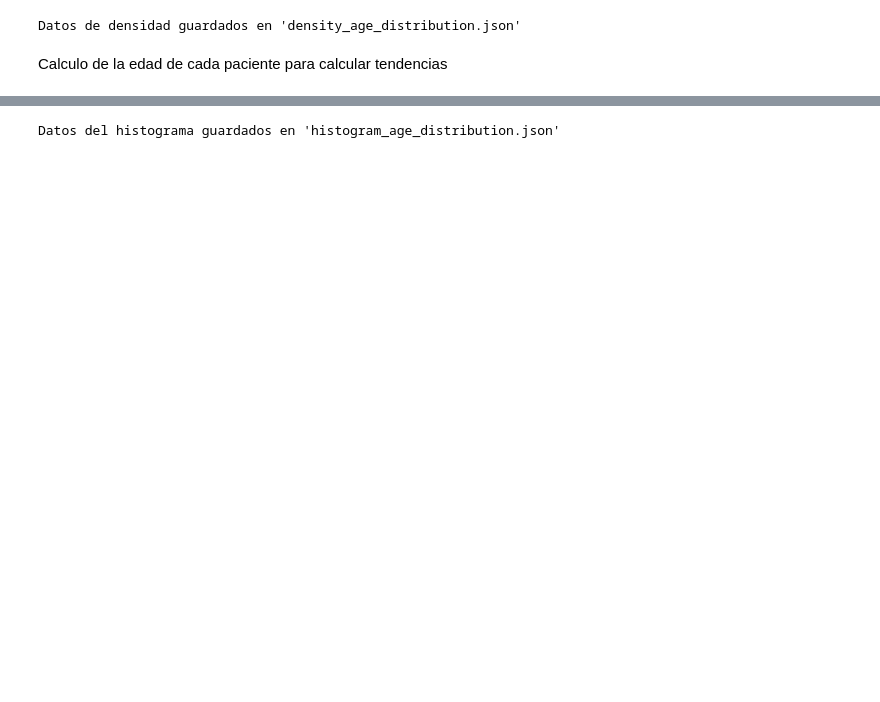
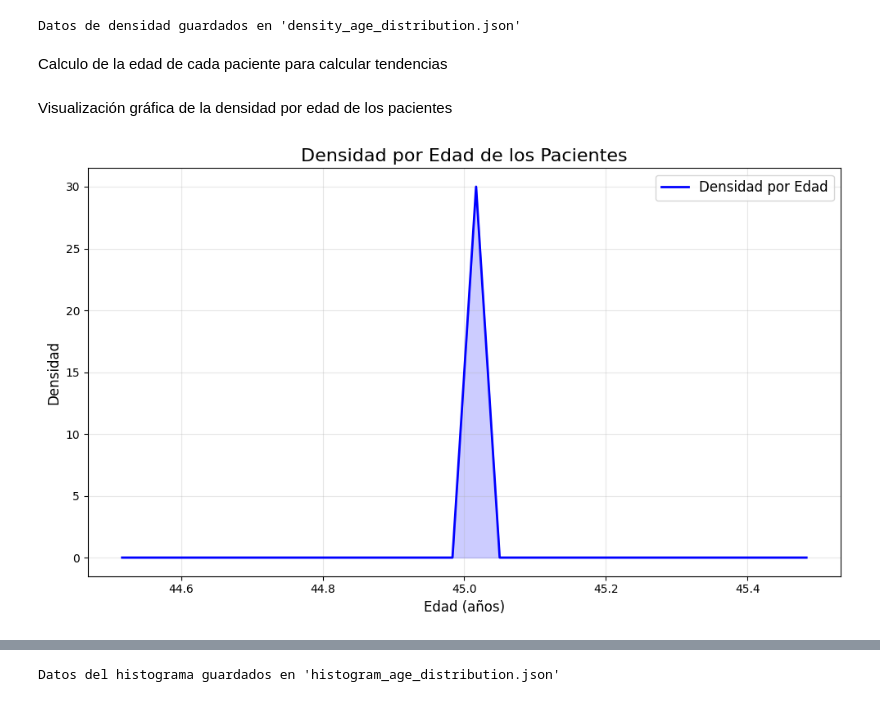
Before and after one commit to jorge210488/DentalRainMaker, a Jupyter notebook: notebooks/mongodb_connection.ipynb, the cells around one changed output, grey strips where cells are left out. Cells and saved outputs as stored; diff of their text form; code cells hidden in the pictures; blank space fills up the shorter version.

```diff
--- a/notebooks/mongodb_connection.ipynb
+++ b/notebooks/mongodb_connection.ipynb
@@ -286,10 +290,10 @@ Datos de densidad guardados en 'density_age_distribution.json'
 # %% [markdown]
 Calculo de la edad de cada paciente para calcular tendencias
 # %%
-#Crear columna "age"
+# Calcular la edad en años
 
-df_users['birth_date'] = pd.to_datetime(df_users['birth_date'], errors='coerce')
-
-# Calcular la edad en base a la fecha actual
 today = datetime.today()
 df_users['age'] = df_users['birth_date'].apply(lambda x: today.year - x.year if pd.notnull(x) else None)
+
+# Filtrar filas válidas (solo edades calculadas)
+df_users_cleaned = df_users[['age']].dropna().reset_index(drop=True)  # Solo columna 'age'
@@ -321,0 +300,29 @@ fig.show()
+# %% [markdown]
+Visualización gráfica de la densidad por edad de los pacientes
+# %%
+# Extraer los valores de 'age'
+ages = df_users_cleaned['age']
+
+# Calcular densidad y bins con numpy.histogram
+density, bins = np.histogram(ages, bins=30, density=True)
+
+# Calcular el centro de los bins
+x = bins[:-1] + np.diff(bins) / 2  # Centro de cada bin
+
+# Crear el gráfico de densidad
+plt.figure(figsize=(10, 6))
+plt.plot(x, density, color='blue', label='Densidad por Edad', linewidth=2)
+plt.fill_between(x, density, color='blue', alpha=0.2)  # Rellenar debajo de la curva
+
+# Personalización del gráfico
+plt.title("Densidad por Edad de los Pacientes", fontsize=16)
+plt.xlabel("Edad (años)", fontsize=12)
+plt.ylabel("Densidad", fontsize=12)
+plt.grid(alpha=0.3)  # Agregar líneas de cuadrícula tenues
+plt.legend(fontsize=12)
+
+# Mostrar el gráfico
+plt.tight_layout()
+plt.show()
+# %% [output]
+[figure, added]
```
Also changed, not shown: parts of 31 cells of this notebook, 1 other file.
